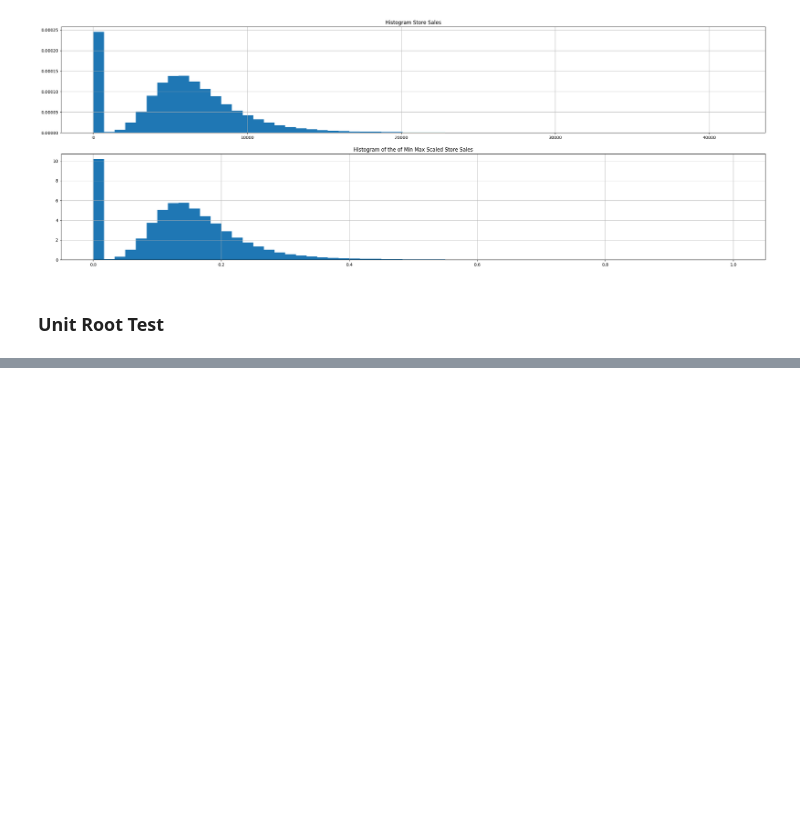
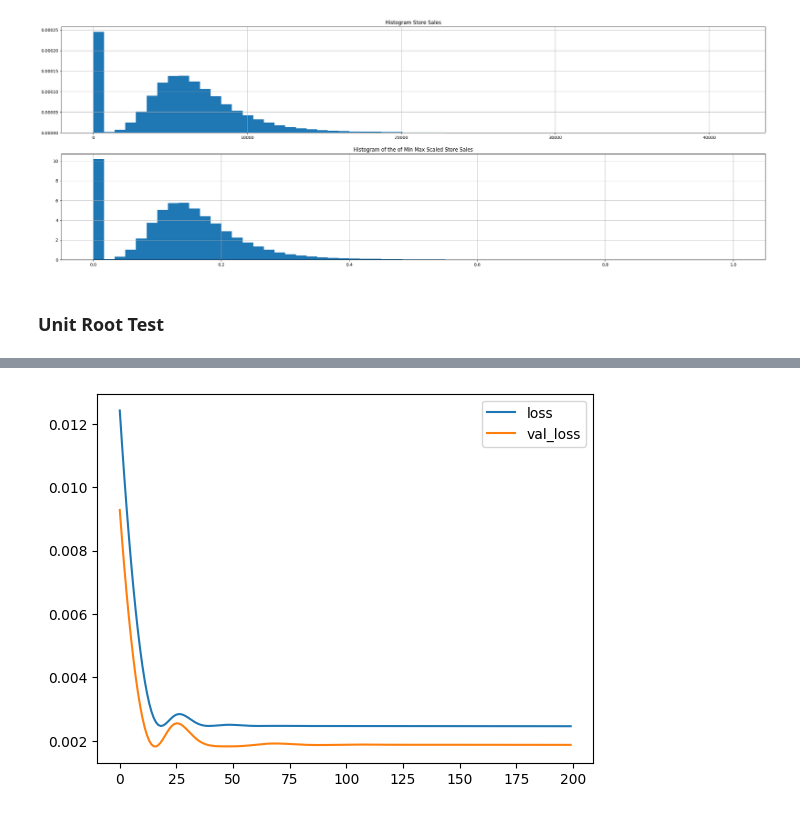
Before and after one commit to Nathnael12/pharmaceutical-sales-prediction, a Jupyter notebook: notbooks/lstm.ipynb, the cells around one changed output, grey strips where cells are left out. Cells and saved outputs as stored; diff of their text form; code cells hidden in the pictures; blank space fills up the shorter version.

```diff
--- a/notbooks/lstm.ipynb
+++ b/notbooks/lstm.ipynb
@@ -245,3 +313,15 @@ def get_model():
+# %%
+def windowed_dataset(series, window_size=WINDOW_SIZE, batch_size=BATCH_SIZE):
+  series = tf.expand_dims(series, axis=-1)
+  dataset = tf.data.Dataset.from_tensor_slices(series)
+  dataset = dataset.window(window_size + 1, shift=1, drop_remainder=True)
+  dataset = dataset.flat_map(lambda window: window.batch(window_size + 1))
+  dataset = dataset.map(lambda window: (window[:-1], window[-1:]))
+  dataset = dataset.batch(batch_size).prefetch(1)
+  return dataset
+# %%
+DatasetTrain = windowed_dataset(XTrain)
+DatasetVal = windowed_dataset(XValid)
 # %%
 mlflow.set_experiment('LSTM-Forecasting')
 mlflow.set_tracking_uri('http://localhost:5000')
@@ -288,0 +335,7 @@ ValueError: Input 0 of layer "lstm" is incompatible with the layer: expected ndi
+# %%
+model = Sequential()
+model.add(LSTM(8, input_shape=[None, 1], return_sequences=True))
+model.add(LSTM(4, input_shape=[None, 1]))
+model.add(Dense(1))
+model.compile(loss="huber_loss", optimizer='adam')
+# Huber loss is chosen because it is quite robust for non linear regression models and models with non normal errors.
@@ -288,0 +360,2 @@ ValueError: Input 0 of layer "lstm" is incompatible with the layer: expected ndi
+# %%
+history = model.fit(DatasetTrain, epochs=EPOCHS, validation_data=DatasetVal, verbose=1)
@@ -288,0 +385,8 @@ ValueError: Input 0 of layer "lstm" is incompatible with the layer: expected ndi
+# %%
+fig = plt.figure()
+plt.plot(history.history['loss'], label="loss")
+plt.plot(history.history['val_loss'], label="val_loss")
+plt.legend()
+plt.show()
+# %% [output]
+[figure, added]
```
Also changed, not shown: parts of 36 cells of this notebook, 41 other files.
